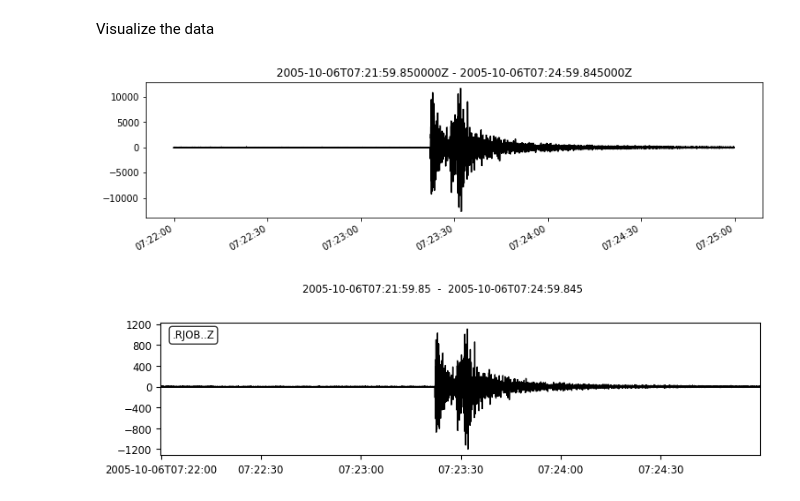
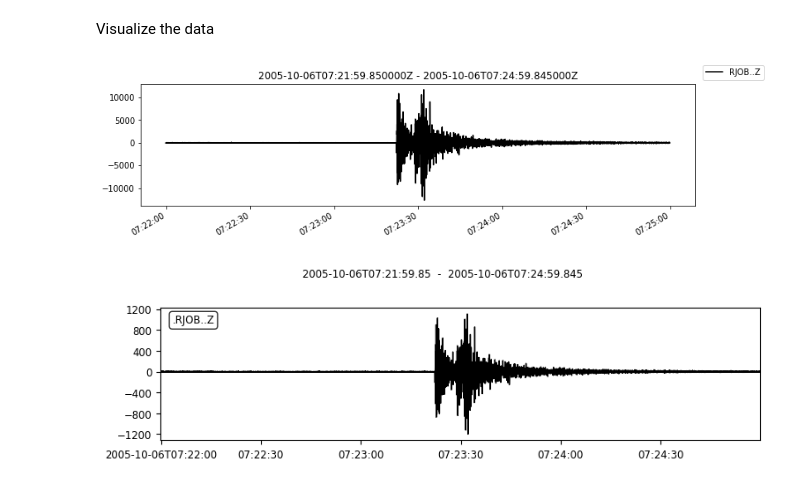
Before and after one commit to Prezii/Project, a Jupyter notebook: proyecto.ipynb, the cells around one changed output. Cells and saved outputs as stored; diff of their text form; code cells hidden in the pictures.

```diff
--- a/proyecto.ipynb
+++ b/proyecto.ipynb
@@ -61,19 +61,23 @@ Visualize the data
 # %%
 tr = st[0]
 
 start_time = tr.stats.starttime
 end_time = tr.stats.endtime
 
-fig = plt.figure(figsize=(12, 3))
+#fig, ax = plt.subplots(2, 2, figsize=(8,6))
+#fig, ax = plt.figure(figsize=(12, 3))
 
-ax = fig.add_subplot(1, 1, 1)
-ax.plot(tr.times("matplotlib"), tr.data, color="0")
+fig, ax = plt.subplots(figsize=(12, 3))
+
+ax.plot(tr.times("matplotlib"), tr.data, color="0", label = f"{tr.stats.station}..{tr.stats.channel}")
 ax.xaxis_date()
 fig.autofmt_xdate()
+
+fig.legend()
 plt.title(f"{start_time} - {end_time}")
 plt.show()
 # %% [output]
-[figure, old version]
+[figure, new version]
 # %%
 #alternativa pero salen dos canales
 tr.plot()
```
